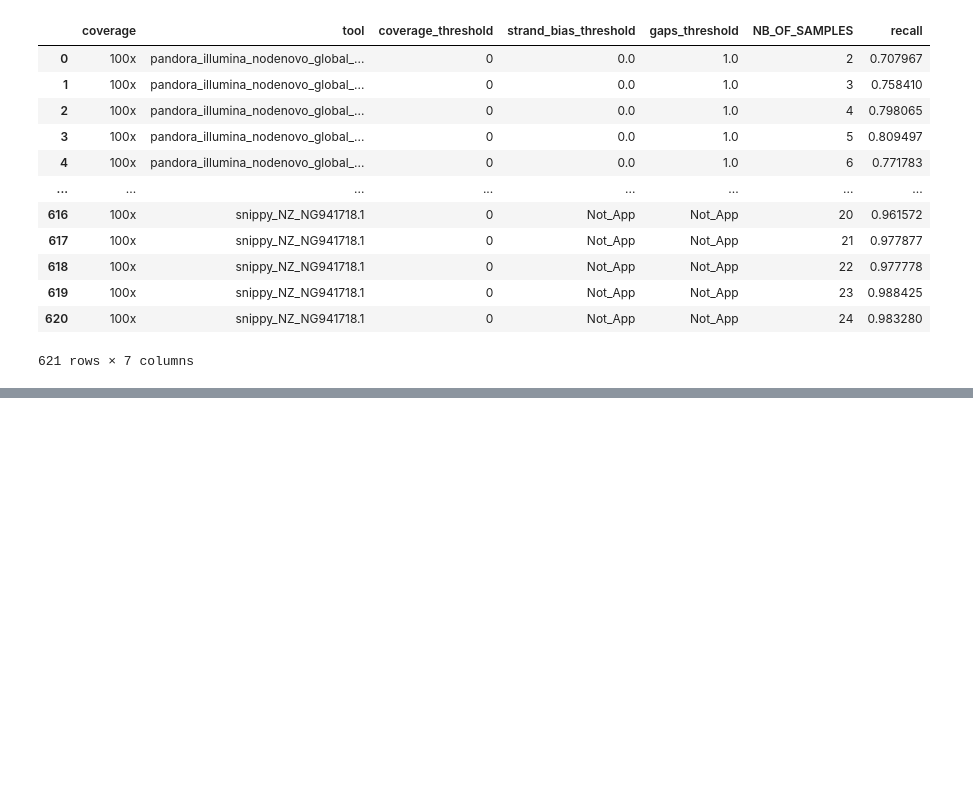
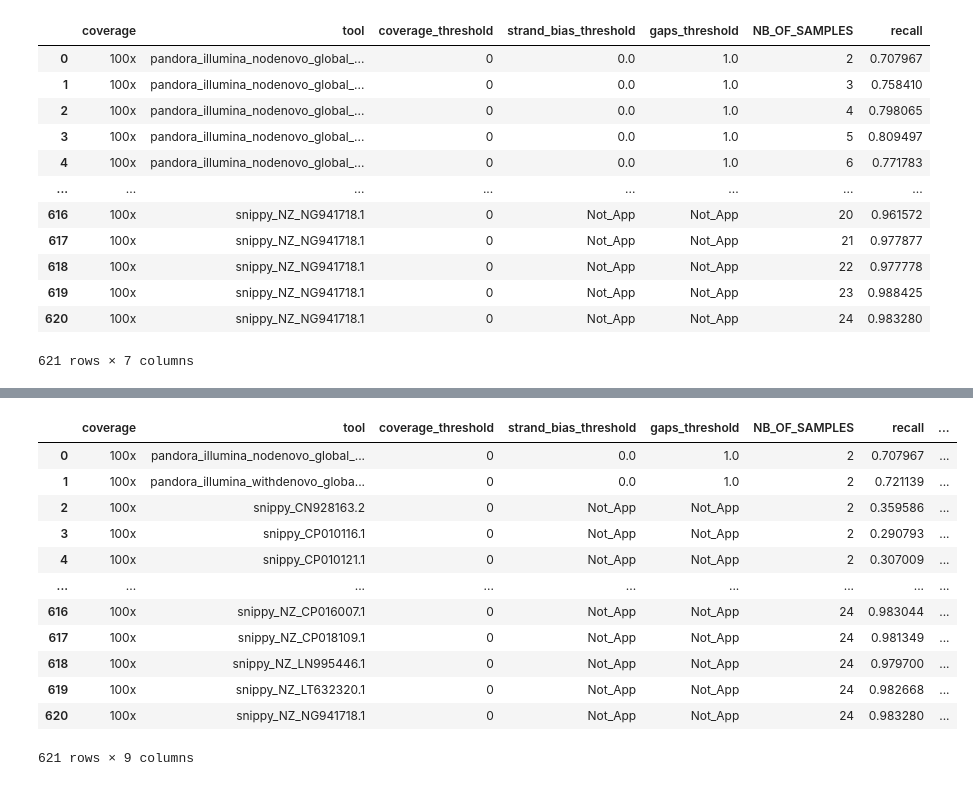
Before and after one commit to leoisl/pandora_paper_roc, a Jupyter notebook: eda/recall_vs_nb_of_samples/recall_vs_nb_of_samples.ipynb, the cells around one changed output, grey strips where cells are left out. Cells and saved outputs as stored; diff of their text form; code cells hidden in the pictures; blank space fills up the shorter version.

Commit message:
Updating recall vs nb of samples notebook

```diff
--- a/eda/recall_vs_nb_of_samples/recall_vs_nb_of_samples.ipynb
+++ b/eda/recall_vs_nb_of_samples/recall_vs_nb_of_samples.ipynb
@@ -18,3 +18,6 @@ recall_per_number_of_samples_df
 | 619 | 100x | snippy_NZ_NG941718.1 | 0 | Not_App | Not_App | 23 | 0.988425 |
 | 620 | 100x | snippy_NZ_NG941718.1 | 0 | Not_App | Not_App | 24 | 0.983280 |
 621 rows × 7 columns
+# %%
+id_and_number_of_samples_df = pd.read_csv("id_and_number_of_samples.csv")
+id_and_number_of_samples_df
@@ -20,0 +38,4 @@ recall_per_number_of_samples_df
+# %%
+id_and_number_of_samples_df_counted = id_and_number_of_samples_df.groupby(by="NUMBER_OF_SAMPLES").count().rename(columns={"PANGENOME_VARIATION_ID": "total_nb_of_PanVar"})
+id_and_number_of_samples_df_counted = id_and_number_of_samples_df_counted.reset_index()
+id_and_number_of_samples_df_counted
@@ -20,0 +60,18 @@ recall_per_number_of_samples_df
+# %%
+merged_data = recall_per_number_of_samples_df.merge(id_and_number_of_samples_df_counted,
+                                      how="inner", left_on="NB_OF_SAMPLES", right_on="NUMBER_OF_SAMPLES")
+merged_data
+# %% [output]
+|  | coverage | tool | coverage_threshold | strand_bias_threshold | gaps_threshold | NB_OF_SAMPLES | recall | ... |
+| 0 | 100x | pandora_illumina_nodenovo_global_... | 0 | 0.0 | 1.0 | 2 | 0.707967 | ... |
+| 1 | 100x | pandora_illumina_withdenovo_globa... | 0 | 0.0 | 1.0 | 2 | 0.721139 | ... |
+| 2 | 100x | snippy_CN928163.2 | 0 | Not_App | Not_App | 2 | 0.359586 | ... |
+| 3 | 100x | snippy_CP010116.1 | 0 | Not_App | Not_App | 2 | 0.290793 | ... |
+| 4 | 100x | snippy_CP010121.1 | 0 | Not_App | Not_App | 2 | 0.307009 | ... |
+| ... | ... | ... | ... | ... | ... | ... | ... | ... |
+| 616 | 100x | snippy_NZ_CP016007.1 | 0 | Not_App | Not_App | 24 | 0.983044 | ... |
+| 617 | 100x | snippy_NZ_CP018109.1 | 0 | Not_App | Not_App | 24 | 0.981349 | ... |
+| 618 | 100x | snippy_NZ_LN995446.1 | 0 | Not_App | Not_App | 24 | 0.979700 | ... |
+| 619 | 100x | snippy_NZ_LT632320.1 | 0 | Not_App | Not_App | 24 | 0.982668 | ... |
+| 620 | 100x | snippy_NZ_NG941718.1 | 0 | Not_App | Not_App | 24 | 0.983280 | ... |
+621 rows × 9 columns
```
Also changed, not shown: parts of 9 cells of this notebook, 1 other file.
